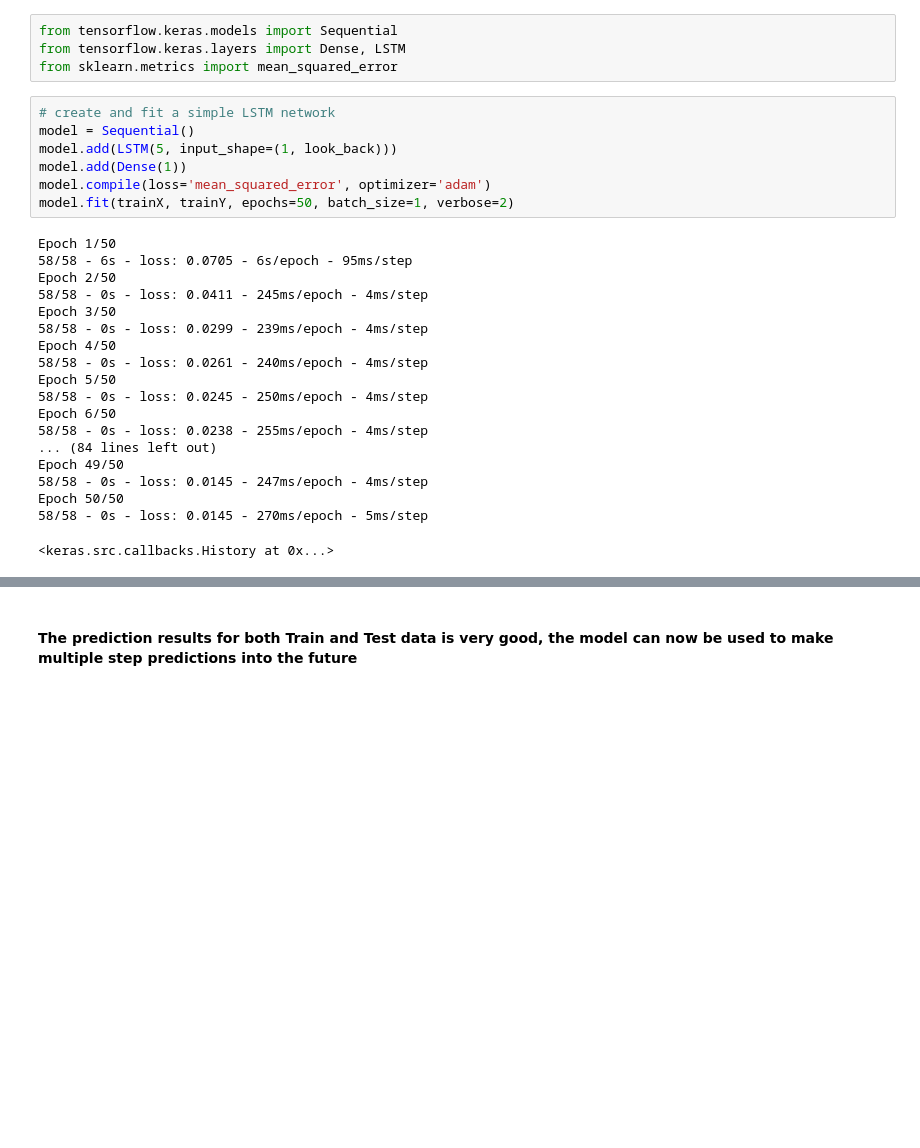
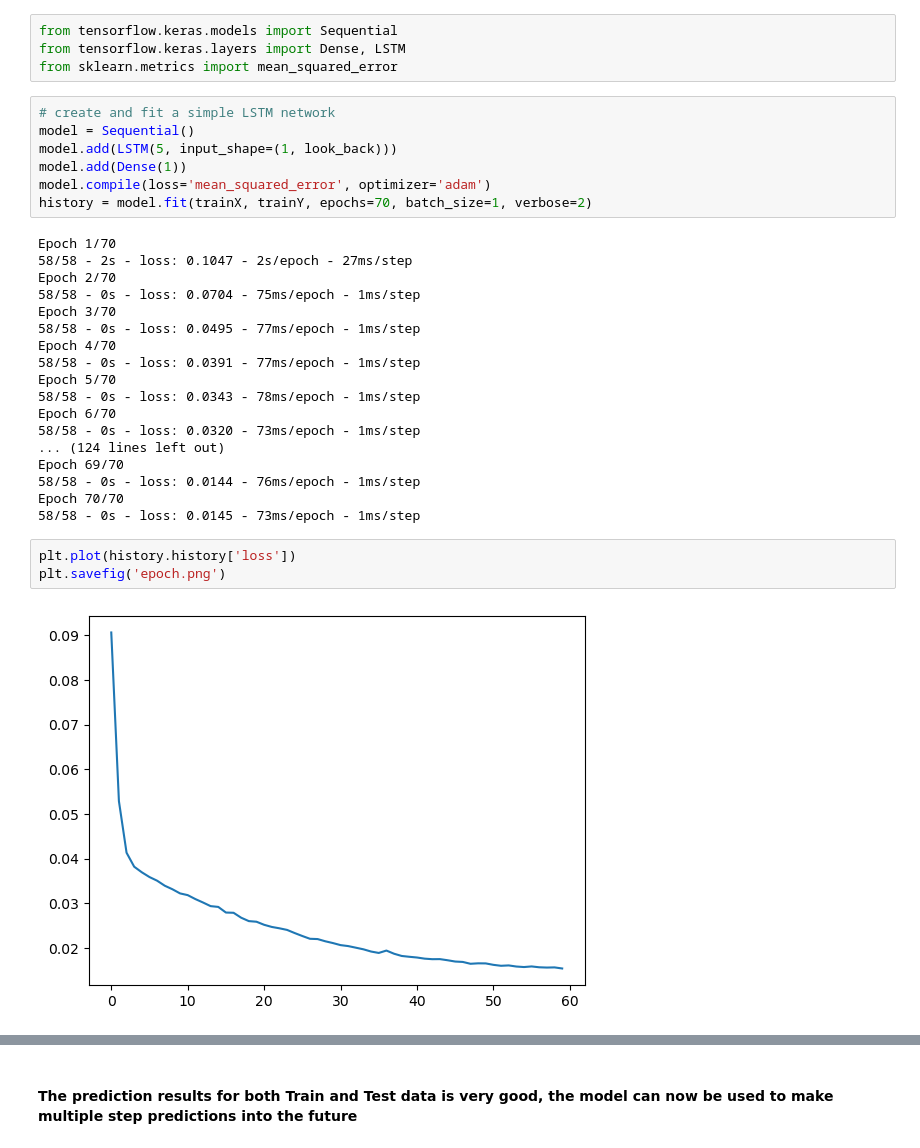
Before and after one commit to Sama4723/DA_CA2_Sems2, a Jupyter notebook: tweets_time_series_forecasting.ipynb, the cells around one changed output, grey strips where cells are left out. Cells and saved outputs as stored; diff of their text form; blank space fills up the shorter version.

```diff
--- a/tweets_time_series_forecasting.ipynb
+++ b/tweets_time_series_forecasting.ipynb
@@ -293,26 +308,30 @@ model = Sequential()
 model.add(LSTM(5, input_shape=(1, look_back)))
 model.add(Dense(1))
 model.compile(loss='mean_squared_error', optimizer='adam')
-model.fit(trainX, trainY, epochs=50, batch_size=1, verbose=2)
+history = model.fit(trainX, trainY, epochs=70, batch_size=1, verbose=2)
 # %% [output]
-Epoch 1/50
-58/58 - 6s - loss: 0.0705 - 6s/epoch - 95ms/step
-Epoch 2/50
-58/58 - 0s - loss: 0.0411 - 245ms/epoch - 4ms/step
-Epoch 3/50
-58/58 - 0s - loss: 0.0299 - 239ms/epoch - 4ms/step
-Epoch 4/50
-58/58 - 0s - loss: 0.0261 - 240ms/epoch - 4ms/step
-Epoch 5/50
-58/58 - 0s - loss: 0.0245 - 250ms/epoch - 4ms/step
-Epoch 6/50
-58/58 - 0s - loss: 0.0238 - 255ms/epoch - 4ms/step
-... (84 lines left out)
-Epoch 49/50
-58/58 - 0s - loss: 0.0145 - 247ms/epoch - 4ms/step
-Epoch 50/50
-58/58 - 0s - loss: 0.0145 - 270ms/epoch - 5ms/step
+Epoch 1/70
+58/58 - 2s - loss: 0.1047 - 2s/epoch - 27ms/step
+Epoch 2/70
+58/58 - 0s - loss: 0.0704 - 75ms/epoch - 1ms/step
+Epoch 3/70
+58/58 - 0s - loss: 0.0495 - 77ms/epoch - 1ms/step
+Epoch 4/70
+58/58 - 0s - loss: 0.0391 - 77ms/epoch - 1ms/step
+Epoch 5/70
+58/58 - 0s - loss: 0.0343 - 78ms/epoch - 1ms/step
+Epoch 6/70
+58/58 - 0s - loss: 0.0320 - 73ms/epoch - 1ms/step
+... (124 lines left out)
+Epoch 69/70
+58/58 - 0s - loss: 0.0144 - 76ms/epoch - 1ms/step
+Epoch 70/70
+58/58 - 0s - loss: 0.0145 - 73ms/epoch - 1ms/step
-<keras.src.callbacks.History at 0x...>
+# %%
+plt.plot(history.history['loss'])
+plt.savefig('epoch.png')
+# %% [output]
+[figure, added]
 # %%
 # make predictions
 trainPredict = model.predict(trainX)
```
Also changed, not shown: parts of 27 cells of this notebook, 13 other files.
